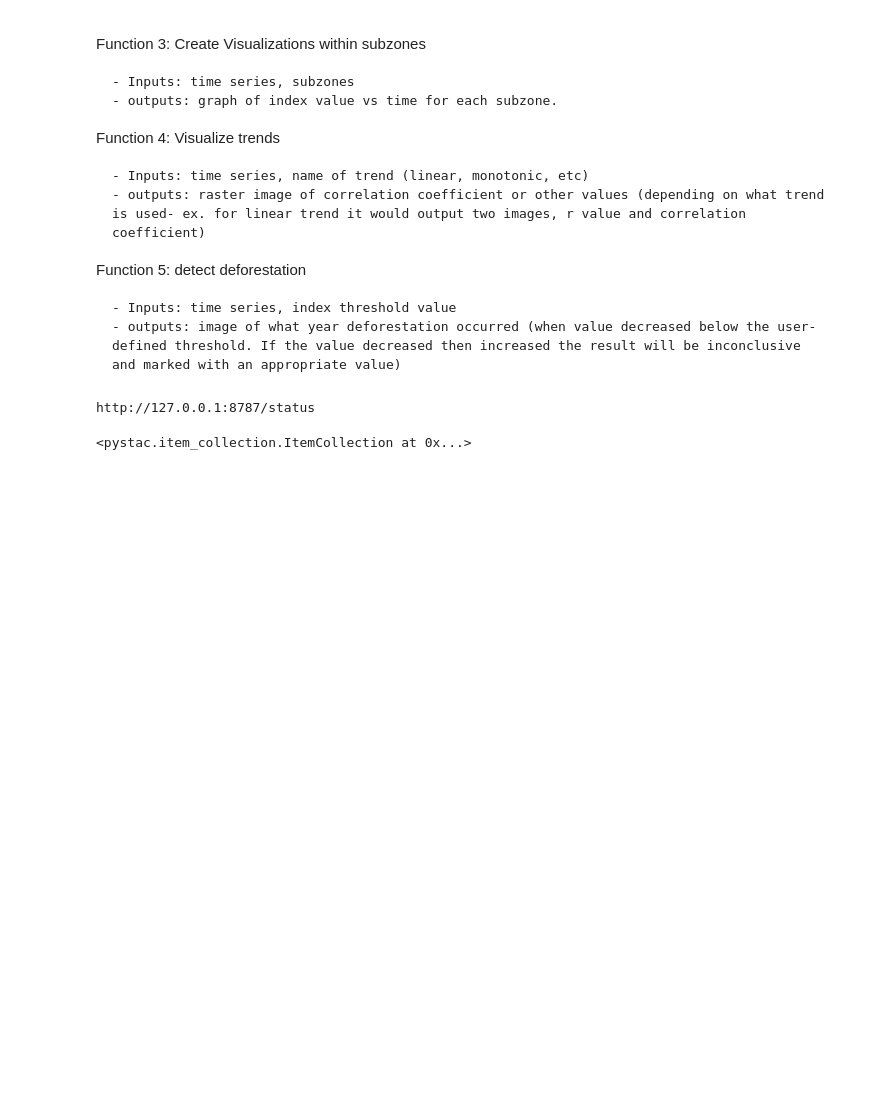
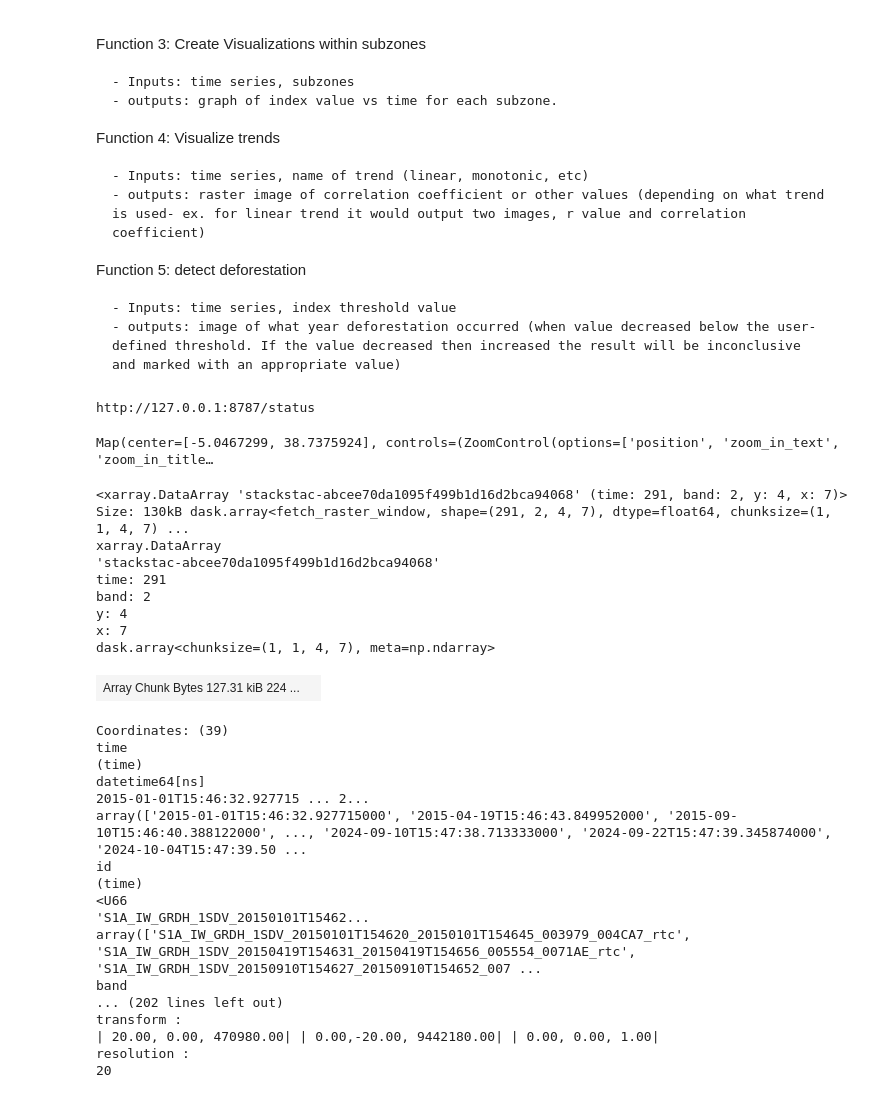
Before and after one commit to adlai-nelson/geog313-final-project, a Jupyter notebook: analysis.ipynb, the cells around one changed output. Cells and saved outputs as stored; diff of their text form; code cells hidden in the pictures; blank space fills up the shorter version.

```diff
--- a/analysis.ipynb
+++ b/analysis.ipynb
@@ -42,3 +44,10 @@ start = "2024-01-01"
 end = "2024-12-31"
 
 bands = ["VV", "VH"]
+# %%
+import leafmap
+
+m = leafmap.Map(center=[-5.0467299, 38.7375924], zoom=17, height="800px", google_map="SATELLITE")
+m
+# %% [output]
+Map(center=[-5.0467299, 38.7375924], controls=(ZoomControl(options=['position', 'zoom_in_text', 'zoom_in_title…
@@ -45,18 +56,43 @@ bands = ["VV", "VH"]
 # %%
 search = get_sar_pc(aoi, start, end)
-search
-# %% [output]
-<pystac.item_collection.ItemCollection at 0x...>
 # %%
 
 stack = stackstac.stack(
     search,
     epsg=32737,
     resolution=20,
     bounds_latlon=aoi,
     )
 
 #stack.time.plot.hist(bins = 10)
+stack
+# %% [output]
+<xarray.DataArray 'stackstac-abcee70da1095f499b1d16d2bca94068' (time: 291, band: 2, y: 4, x: 7)> Size: 130kB dask.array<fetch_raster_window, shape=(291, 2, 4, 7), dtype=float64, chunksize=(1, 1, 4, 7) ...
+xarray.DataArray
+'stackstac-abcee70da1095f499b1d16d2bca94068'
+time: 291
+band: 2
+y: 4
+x: 7
+dask.array<chunksize=(1, 1, 4, 7), meta=np.ndarray>
+| Array Chunk Bytes 127.31 kiB 224 ... |  |
+Coordinates: (39)
+time
+(time)
+datetime64[ns]
+2015-01-01T15:46:32.927715 ... 2...
+array(['2015-01-01T15:46:32.927715000', '2015-04-19T15:46:43.849952000', '2015-09-10T15:46:40.388122000', ..., '2024-09-10T15:47:38.713333000', '2024-09-22T15:47:39.345874000', '2024-10-04T15:47:39.50 ...
+id
+(time)
+<U66
+'S1A_IW_GRDH_1SDV_20150101T15462...
+array(['S1A_IW_GRDH_1SDV_20150101T154620_20150101T154645_003979_004CA7_rtc', 'S1A_IW_GRDH_1SDV_20150419T154631_20150419T154656_005554_0071AE_rtc', 'S1A_IW_GRDH_1SDV_20150910T154627_20150910T154652_007 ...
+band
+... (202 lines left out)
+transform :
+| 20.00, 0.00, 470980.00| | 0.00,-20.00, 9442180.00| | 0.00, 0.00, 1.00|
+resolution :
+20
 # %%
 q_composite = quartely_composite(stack)
 q_composite
```
Also changed, not shown: parts of 5 cells of this notebook.
